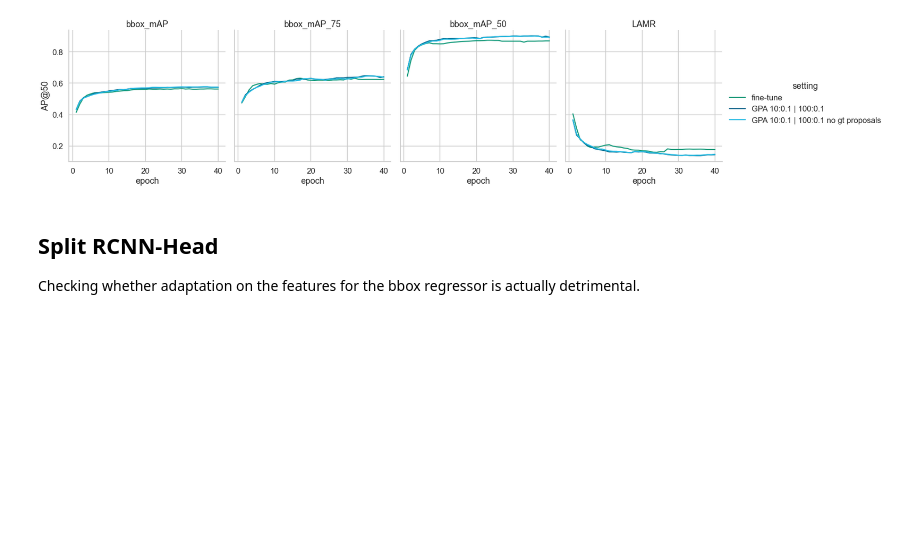
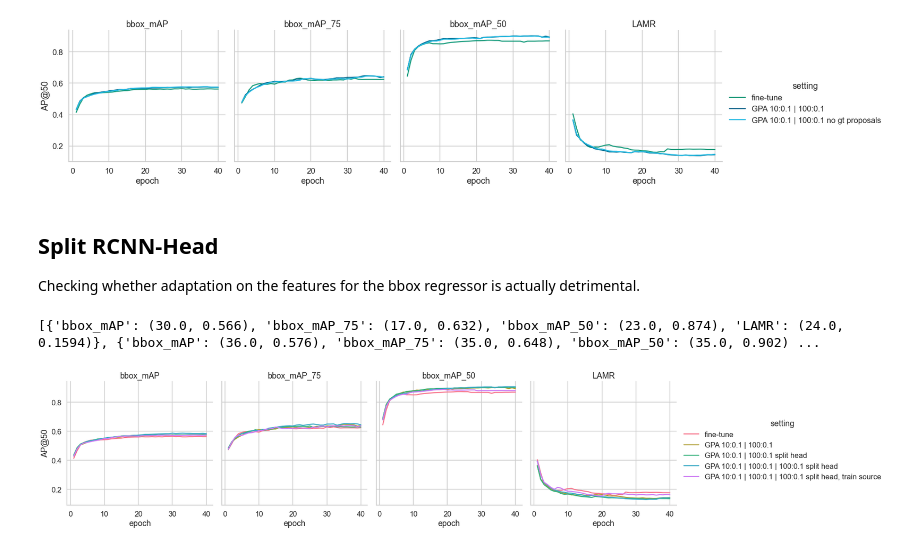
Before and after one commit to ThaddaeusWiedemer/FisheyeSPA, a Jupyter notebook: results/gpa.ipynb, the cells around one changed output. Cells and saved outputs as stored; diff of their text form; code cells hidden in the pictures; blank space fills up the shorter version.

Commit message:
tested training on source

```diff
--- a/results/gpa.ipynb
+++ b/results/gpa.ipynb
@@ -673,6 +673,40 @@ print(maxs)
 # %% [markdown]
 ## Split RCNN-Head
 Checking whether adaptation on the features for the bbox regressor is actually detrimental.
+# %%
+from log_analysis import *
+
+sb.set_context('talk')
+sb.set_style('whitegrid')
+sb.set_palette(kit())
+logs = [
+    ['GPA/tuning/coco_piropo_20a_TwoStageDetectorAdaptive_0_0_0_0_fclayer_gTrue_seed_norot.log', 'fine-tune'],
+    [
+        'GPA/tuning/coco_piropo_20a_TwoStageDetectorAdaptive_10_01_100_01_fclayer_gTrue_seed_norot.log',
+        'GPA 10:0.1 | 100:0.1'
+    ],
+    ['GPA/tuning/coco_piropo_20a_TwoStageDetectorDA_GPAsplit_s.log', 'GPA 10:0.1 | 100:0.1 split head'],
+    ['GPA/tuning/coco_piropo_20a_TwoStageDetectorDA_GPAsplit1_s.log', 'GPA 10:0.1 | 100:0.1 | 100:0.1 split head'],
+    ['GPA/tuning/coco_piropo_20a_TwoStageDetectorDA_GPAsplit2_s.log', 'GPA 10:0.1 | 100:0.1 | 100:0.1 split head, train source'],
+]
+
+df, maxs = df_from_log(['setting'], ['bbox_mAP', 'bbox_mAP_75', 'bbox_mAP_50', 'LAMR'], logs, get_max=True)
+
+g = sb.relplot(data=df[df['occurrence'] <= 40],
+               x='occurrence',
+               y='value',
+               kind='line',
+               hue='setting',
+               col='metric',
+               height=5,
+               aspect=1.)
+g.set_axis_labels('epoch', 'AP@50')
+g.set_titles(col_template='{col_name}', row_template='')
+print(maxs)
+# g.savefig(f'images/tuning_gpa_adversarial.svg')
+# %% [output]
+[{'bbox_mAP': (30.0, 0.566), 'bbox_mAP_75': (17.0, 0.632), 'bbox_mAP_50': (23.0, 0.874), 'LAMR': (24.0, 0.1594)}, {'bbox_mAP': (36.0, 0.576), 'bbox_mAP_75': (35.0, 0.648), 'bbox_mAP_50': (35.0, 0.902) ...
+[figure, added]
 # %%
 from log_analysis import *
 
```
Also changed, not shown: parts of 1 cell of this notebook, 2 other files.
